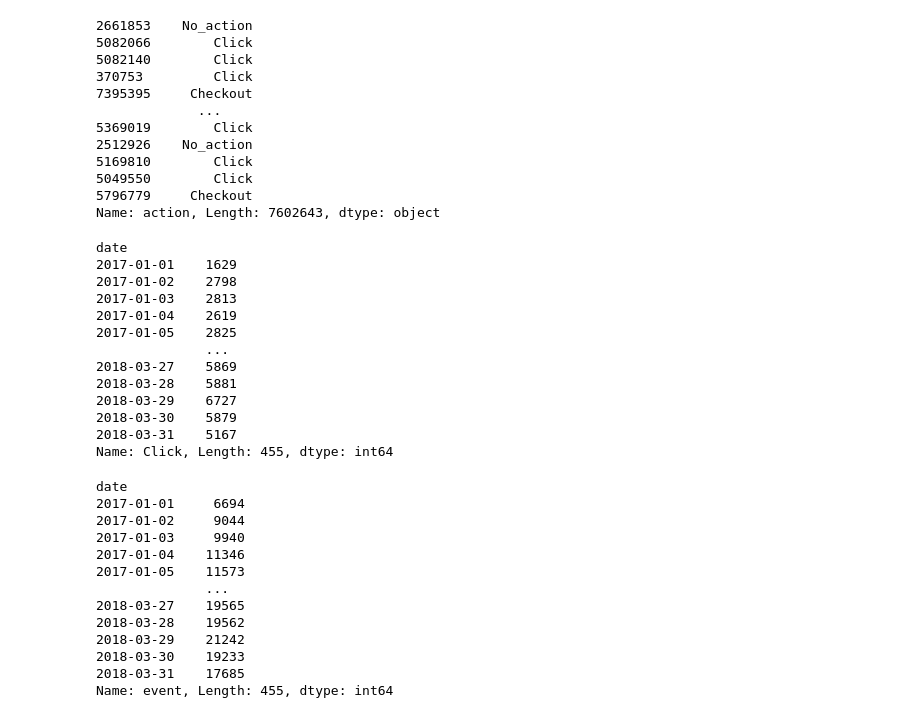
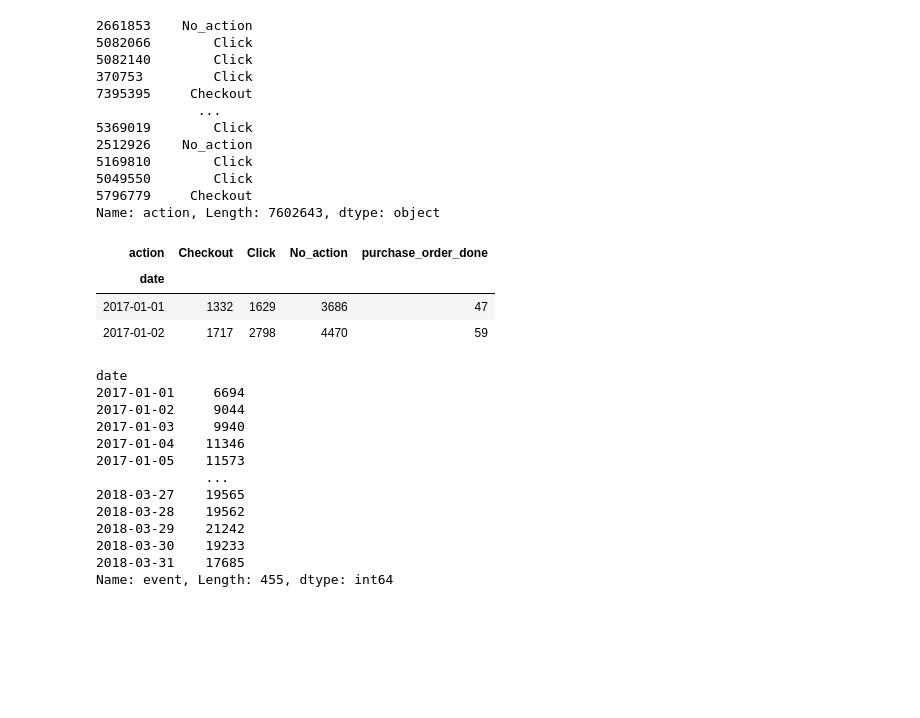
Before and after one commit to sofozzz/ab-test, a Jupyter notebook: ab-test.ipynb, the cells around one changed output. Saved outputs shown, nothing was run; the diff lists cells and outputs as text; code cells hidden in the pictures; blank space fills up the shorter version.

```diff
--- a/ab-test.ipynb
+++ b/ab-test.ipynb
@@ -210,21 +191,12 @@ Name: action, Length: 7602643, dtype: object
 actions_df = data.pivot_table(index='date', columns='action', aggfunc='count', fill_value=0)
 actions_df = actions_df['event']
 # %%
-actions_df['Click']
+actions_df[:2]
 # %% [output]
-date
-2017-01-01    1629
-2017-01-02    2798
-2017-01-03    2813
-2017-01-04    2619
-2017-01-05    2825
-              ...
-2018-03-27    5869
-2018-03-28    5881
-2018-03-29    6727
-2018-03-30    5879
-2018-03-31    5167
-Name: Click, Length: 455, dtype: int64
+| action | Checkout | Click | No_action | purchase_order_done |
+| date |  |  |  |  |
+| 2017-01-01 | 1332 | 1629 | 3686 | 47 |
+| 2017-01-02 | 1717 | 2798 | 4470 | 59 |
 # %%
 data.groupby(['date'])['event'].aggregate('count')
 # %% [output]
```
Also changed, not shown: parts of 3 cells of this notebook.
